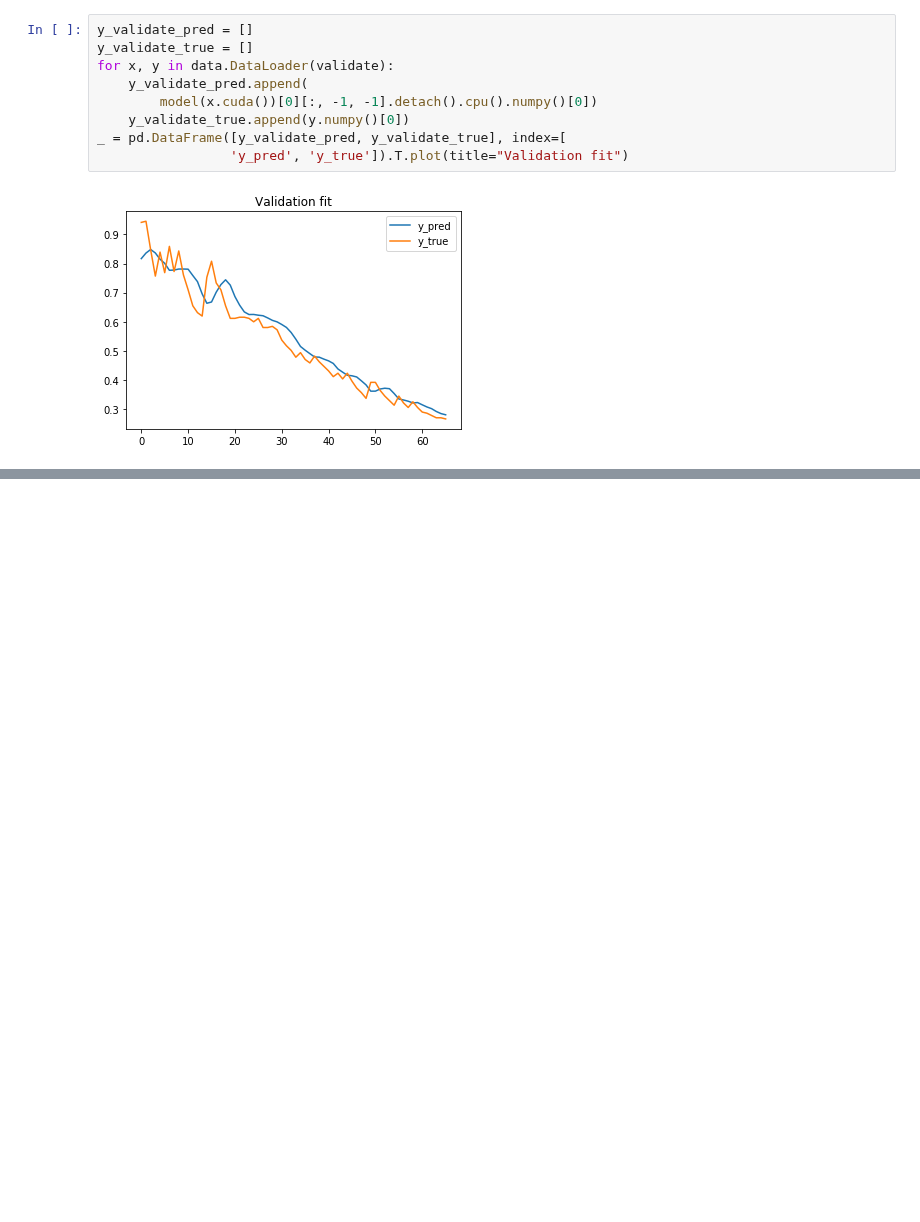
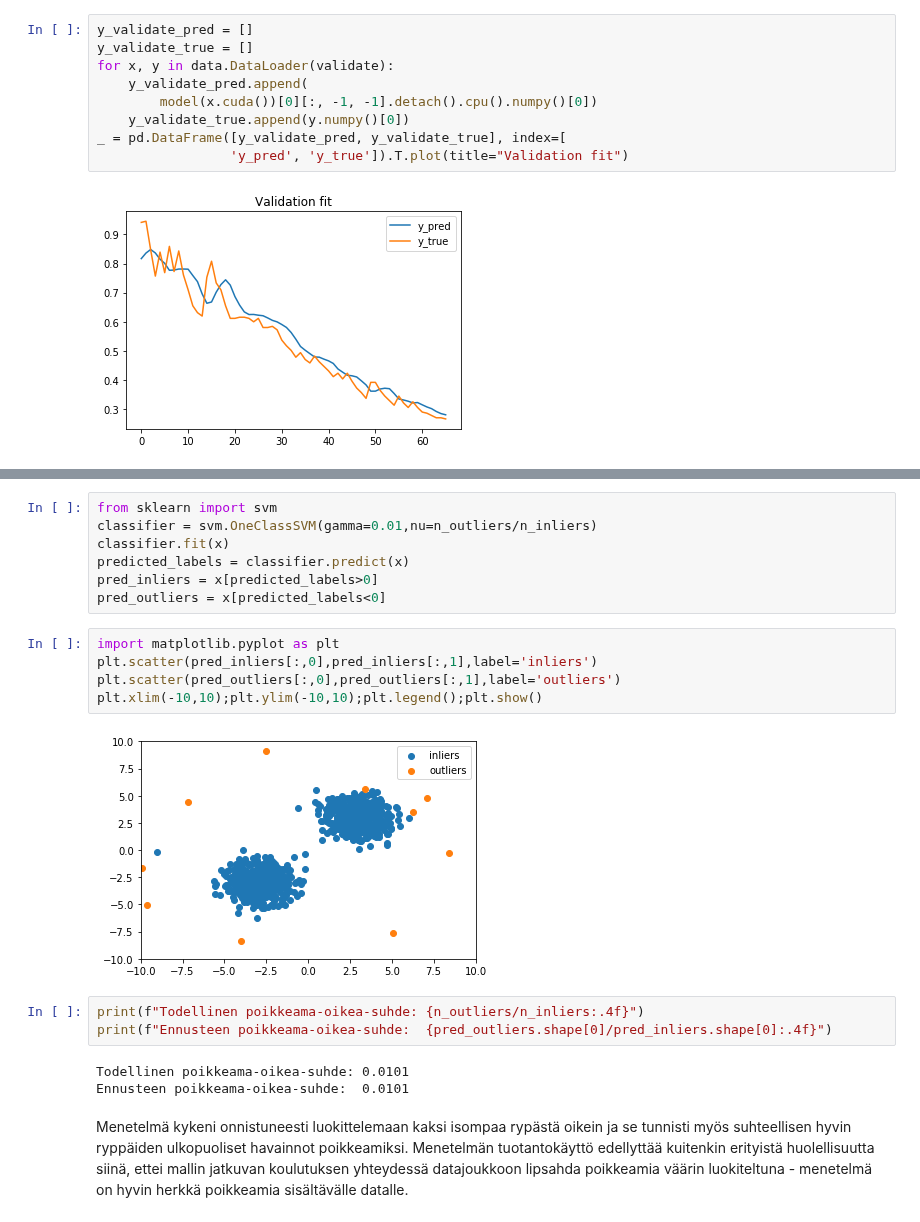
Before and after one commit to karmus89/machine-learning-and-security, a Jupyter notebook: notebooks/03. Anomaly Detection.ipynb, the cells around one changed output, grey strips where cells are left out. Cells and saved outputs as stored; diff of their text form; blank space fills up the shorter version.

```diff
--- a/notebooks/03. Anomaly Detection.ipynb
+++ b/notebooks/03. Anomaly Detection.ipynb
@@ -361,0 +475,22 @@ Mikäli ennustemallin koulutukseen käytettävässä datassa on itsessään poik
+# %%
+from sklearn import svm
+classifier = svm.OneClassSVM(gamma=0.01,nu=n_outliers/n_inliers)
+classifier.fit(x)
+predicted_labels = classifier.predict(x)
+pred_inliers = x[predicted_labels>0]
+pred_outliers = x[predicted_labels<0]
+# %%
+import matplotlib.pyplot as plt
+plt.scatter(pred_inliers[:,0],pred_inliers[:,1],label='inliers')
+plt.scatter(pred_outliers[:,0],pred_outliers[:,1],label='outliers')
+plt.xlim(-10,10);plt.ylim(-10,10);plt.legend();plt.show()
+# %% [output]
+[figure, added]
+# %%
+print(f"Todellinen poikkeama-oikea-suhde: {n_outliers/n_inliers:.4f}")
+print(f"Ennusteen poikkeama-oikea-suhde:  {pred_outliers.shape[0]/pred_inliers.shape[0]:.4f}")
+# %% [output]
+Todellinen poikkeama-oikea-suhde: 0.0101
+Ennusteen poikkeama-oikea-suhde:  0.0101
+# %% [markdown]
+Menetelmä kykeni onnistuneesti luokittelemaan kaksi isompaa rypästä oikein ja se tunnisti myös suhteellisen hyvin ryppäiden ulkopuoliset havainnot poikkeamiksi. Menetelmän tuotantokäyttö edellyttää kuitenkin erityistä huolellisuutta siinä, ettei mallin jatkuvan koulutuksen yhteydessä datajoukkoon lipsahda poikkeamia väärin luokiteltuna - menetelmä on hyvin herkkä poikkeamia sisältävälle datalle.
```
Also changed, not shown: parts of 37 cells of this notebook, 1 other file.
